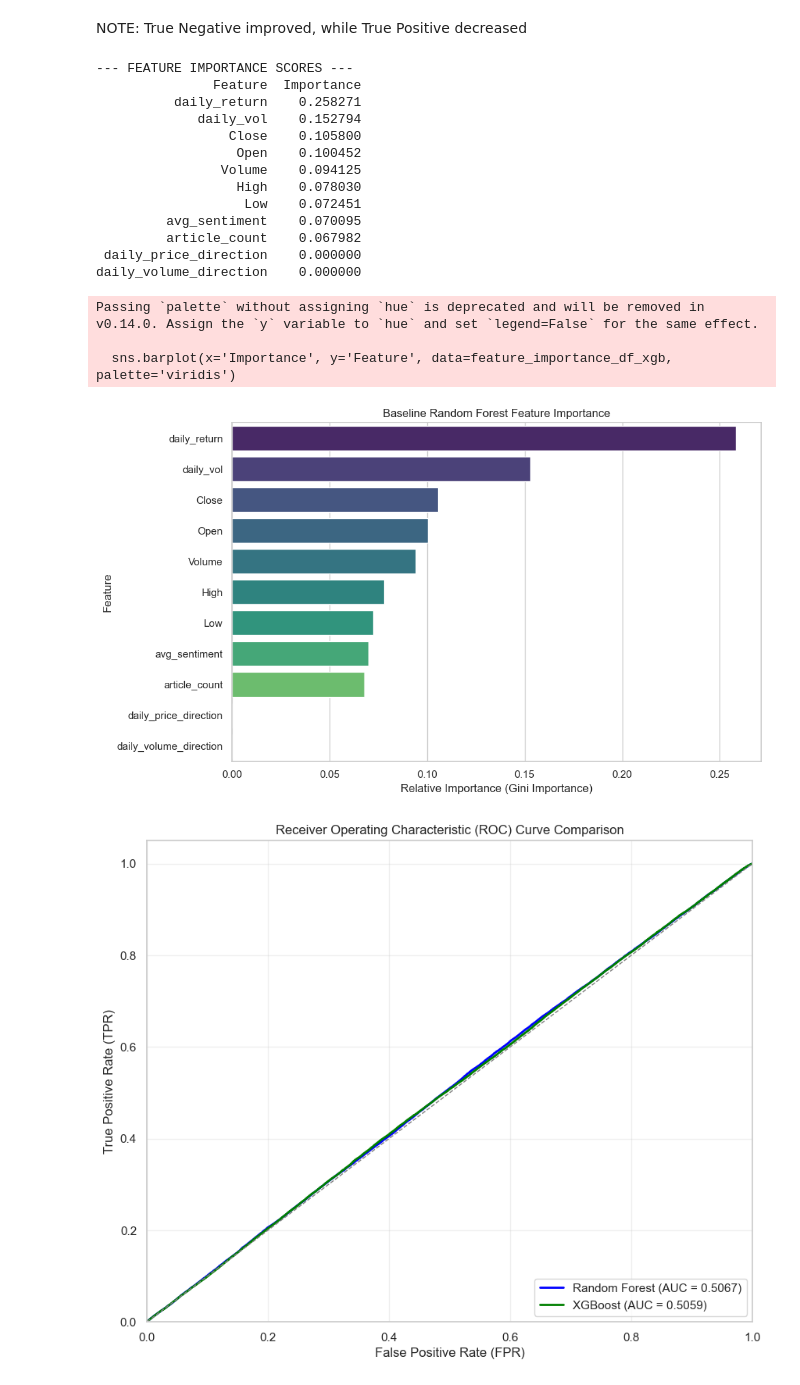
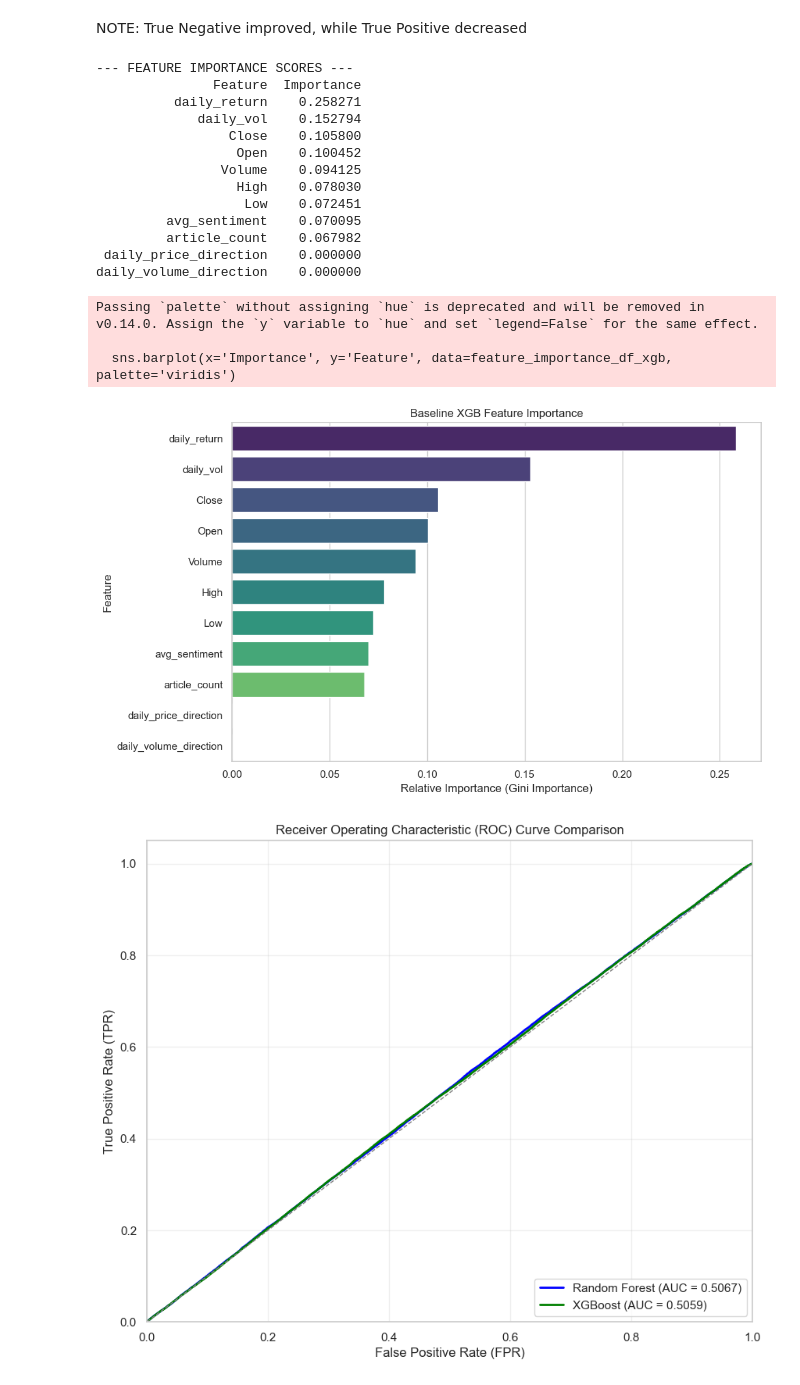
Before and after one commit to jplaceres/S-and-P-500-Stock-Price-Predictor, a Jupyter notebook: sp500_classification_ gdelt.ipynb, the cells around one changed output. Drawn from its saved outputs; the diff is of its cells as text; code cells hidden in the pictures.

```diff
--- a/sp500_classification_ gdelt.ipynb
+++ b/sp500_classification_ gdelt.ipynb
@@ -143,11 +147,8 @@ df = sp500_original.copy()
 df['daily_return'] = df.groupby('Ticker')['Close'].pct_change()
 
 # Get the percentage change of price and volume over 5 day period
-df['returns(-1)'] =
-df['returns(-2)'] =
-df['returns(-3)'] =
-df['returns(-4)'] =
-df['returns(-5)'] =
+for lag in range(1, 6):
+    df[f'returns(-{lag})'] = df.groupby('Ticker')['daily_return'].shift(lag)
 
 # weekly, monthly, quarterly, and yearly returns (in business trading days)
 df['weekly_return'] = df.groupby('Ticker')['Close'].pct_change(periods=5) # 1 week (5 days)
@@ -993,35 +998,35 @@ feature_importance_df_xgb = pd.DataFrame({
 
 # Display the exact numeric values
 print("--- FEATURE IMPORTANCE SCORES ---")
 print(feature_importance_df_xgb.to_string(index=False))
 
 # Create a horizontal bar chart for visualization
 plt.figure(figsize=(10, 6))
 sns.barplot(x='Importance', y='Feature', data=feature_importance_df_xgb, palette='viridis')
 
-plt.title('Baseline Random Forest Feature Importance')
+plt.title('Baseline XGB Feature Importance')
 plt.xlabel('Relative Importance (Gini Importance)')
 plt.ylabel('Feature')
 plt.tight_layout()
 plt.show()
 # %% [output]
 --- FEATURE IMPORTANCE SCORES ---
                Feature  Importance
           daily_return    0.258271
              daily_vol    0.152794
                  Close    0.105800
                   Open    0.100452
                 Volume    0.094125
                   High    0.078030
                    Low    0.072451
          avg_sentiment    0.070095
          article_count    0.067982
  daily_price_direction    0.000000
 daily_volume_direction    0.000000
 Passing `palette` without assigning `hue` is deprecated and will be removed in v0.14.0. Assign the `y` variable to `hue` and set `legend=False` for the same effect.
 
   sns.barplot(x='Importance', y='Feature', data=feature_importance_df_xgb, palette='viridis')
-[figure, old version]
+[figure, new version]
 # %%
 # ROC Comparison
 from sklearn.metrics import roc_curve, auc
```
Also changed, not shown: parts of 6 cells of this notebook, 4 other files.
